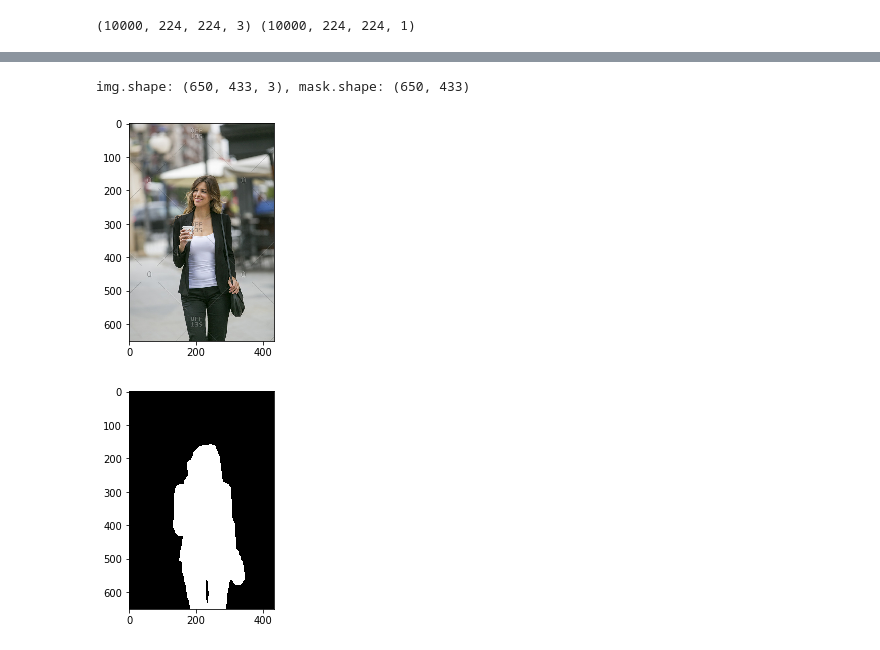
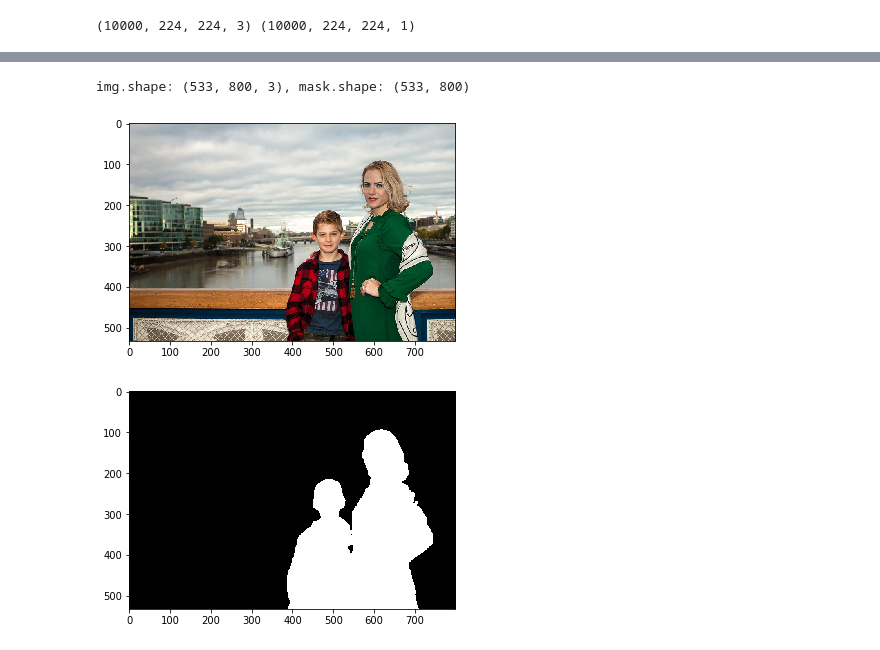
Before and after one commit to Hazarapet/ai, a Jupyter notebook: jupyter/DL/Person Segmentation.ipynb, the cells around one changed output, grey strips where cells are left out. Cells and saved outputs as stored; diff of their text form; code cells hidden in the pictures.

```diff
--- a/jupyter/DL/Person Segmentation.ipynb
+++ b/jupyter/DL/Person Segmentation.ipynb
@@ -21,7 +20,8 @@ config.log_device_placement = True  # to log device placement (on which device t
 sess = tf.Session(config=config)
 set_session(sess)
 
-DB_PATH = '/home/hazarapet/Datasets/instance_seg/checked/'
+HOME = os.path.expanduser('~')
+DB_PATH = HOME + '/Datasets/instance_seg/checked/'
 # %% [output]
 Device mapping:
 /job:localhost/replica:0/task:0/device:XLA_CPU:0 -> device: XLA_CPU device
@@ -158,22 +146,22 @@ WARNING:tensorflow:From /home/hazarapet/.local/lib/python3.6/site-packages/keras
 # %%
-img = cv2.imread('/home/hazarapet/Downloads/m.jpg')
+img = cv2.imread(HOME + '/Downloads/person/images/where to find photographers ,  London vacation photographer-13-L.jpg')
 img = img[:, :, ::-1]
 h, w, _ = img.shape
 tmp = cv2.resize(img, (224, 224))
 
 mask = model.predict(np.array([tmp]))
 mask = mask[0]
-mask = cv2.resize(mask, (w, h), interpolation=cv2.INTER_NEAREST)
+mask = cv2.resize(mask, (w, h))
 print("img.shape: {}, mask.shape: {}".format(img.shape, mask.shape))
 
 plt.imshow(img)
 plt.show()
-plt.imshow((mask > .5) * 1, cmap='gray')
+plt.imshow(mask > .5, cmap='gray')
 plt.show()
 # %% [output]
-img.shape: (650, 433, 3), mask.shape: (650, 433)
+img.shape: (533, 800, 3), mask.shape: (533, 800)
-[figure, old version]
+[figure, new version]
-[figure, old version]
+[figure, new version]
 # %%
 alpha = .5
 color = np.dstack([np.ones((h, w)) * 255, np.zeros((h, w)), np.zeros((h, w))])
```
Also changed, not shown: parts of 4 cells of this notebook.
